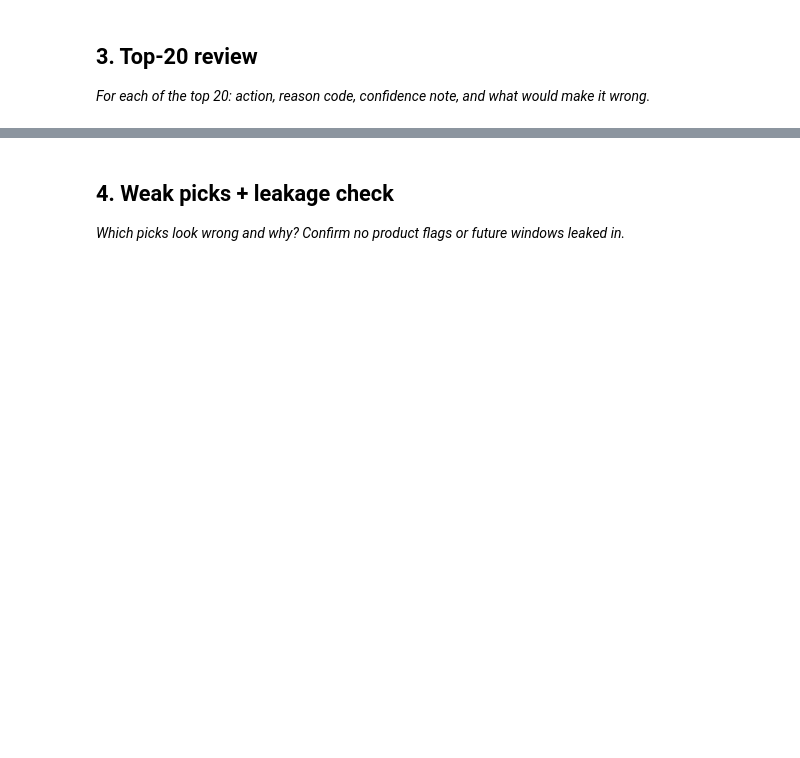
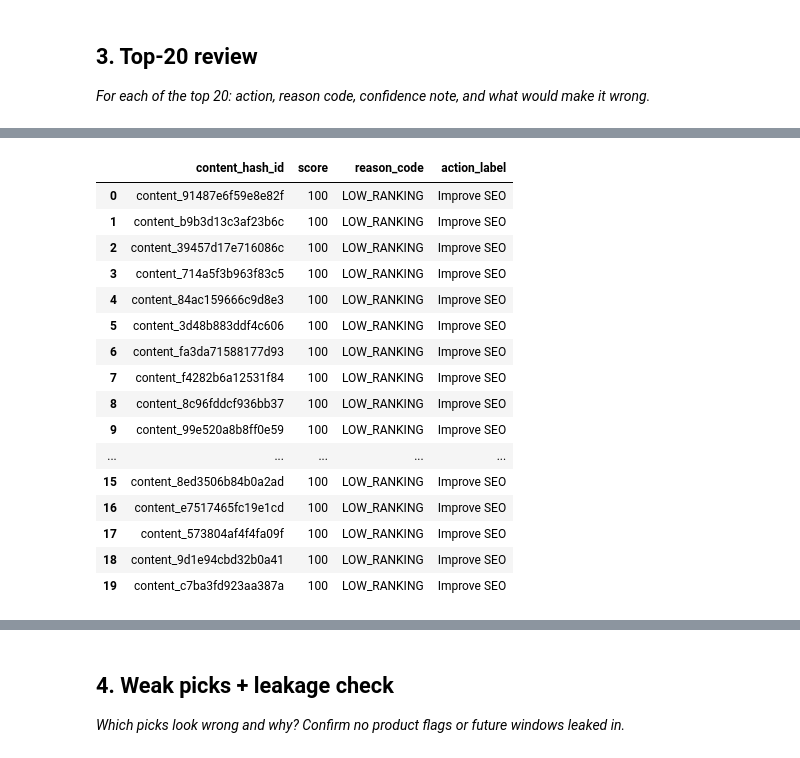
Before and after one commit to Avinish4945/flyRank, a Jupyter notebook: work/notebooks/w04_baseline_score.ipynb, the cells around one changed output, grey strips where cells are left out. Cells and saved outputs as stored; diff of their text form; code cells hidden in the pictures; blank space fills up the shorter version.

```diff
--- a/work/notebooks/w04_baseline_score.ipynb
+++ b/work/notebooks/w04_baseline_score.ipynb
@@ -13,6 +36,26 @@ This skeleton is yours to fill. Work the sections **in order** — each one has
 # %%
 # This cell is for CODE (numbers, a query, a check).
 # Write your text answer in the cell ABOVE this one — typing sentences here breaks Run All.
+from google.colab import userdata
+import duckdb
+import os
+
+HF_TOKEN = userdata.get("HF_TOKEN")
+
+con = duckdb.connect()
+
+con.execute(f"""
+CREATE OR REPLACE SECRET hf (
+TYPE huggingface,
+TOKEN '{HF_TOKEN}'
+)
+""")
+
+REL="hf://datasets/FlyRank/internship-warehouse"
+
+fact=f"""
+read_parquet('{REL}/fact_content_daily_performance/**/*.parquet')
+"""
 # %% [markdown]
 ## 2. Build the ranked queue (writes the CSV)
 
@@ -27,3 +147,31 @@ This skeleton is yours to fill. Work the sections **in order** — each one has
 # %%
 # This cell is for CODE (numbers, a query, a check).
 # Write your text answer in the cell ABOVE this one — typing sentences here breaks Run All.
+top20=df.head(20)
+
+top20[
+[
+"content_hash_id",
+"score",
+"reason_code",
+"action_label"
+]
+]
+# %% [output]
+|  | content_hash_id | score | reason_code | action_label |
+| 0 | content_91487e6f59e8e82f | 100 | LOW_RANKING | Improve SEO |
+| 1 | content_b9b3d13c3af23b6c | 100 | LOW_RANKING | Improve SEO |
+| 2 | content_39457d17e716086c | 100 | LOW_RANKING | Improve SEO |
+| 3 | content_714a5f3b963f83c5 | 100 | LOW_RANKING | Improve SEO |
+| 4 | content_84ac159666c9d8e3 | 100 | LOW_RANKING | Improve SEO |
+| 5 | content_3d48b883ddf4c606 | 100 | LOW_RANKING | Improve SEO |
+| 6 | content_fa3da71588177d93 | 100 | LOW_RANKING | Improve SEO |
+| 7 | content_f4282b6a12531f84 | 100 | LOW_RANKING | Improve SEO |
+| 8 | content_8c96fddcf936bb37 | 100 | LOW_RANKING | Improve SEO |
+| 9 | content_99e520a8b8ff0e59 | 100 | LOW_RANKING | Improve SEO |
+| ... | ... | ... | ... | ... |
+| 15 | content_8ed3506b84b0a2ad | 100 | LOW_RANKING | Improve SEO |
+| 16 | content_e7517465fc19e1cd | 100 | LOW_RANKING | Improve SEO |
+| 17 | content_573804af4f4fa09f | 100 | LOW_RANKING | Improve SEO |
+| 18 | content_9d1e94cbd32b0a41 | 100 | LOW_RANKING | Improve SEO |
+| 19 | content_c7ba3fd923aa387a | 100 | LOW_RANKING | Improve SEO |
```
Also changed, not shown: parts of 10 cells of this notebook.
